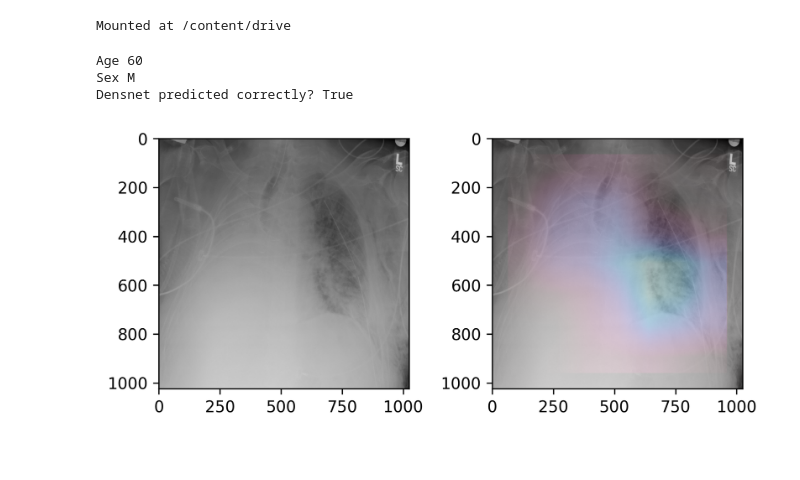
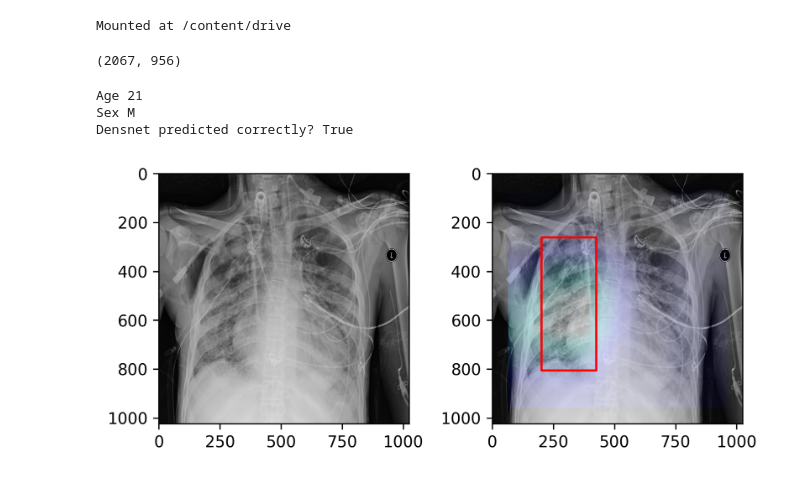
Before and after one commit to Tstrebe2/umich-mads-capstone-project, a Jupyter notebook: tim-grad-cam.ipynb, the cells around one changed output. Saved outputs shown, nothing was run; the diff lists cells and outputs as text; code cells hidden in the pictures.

```diff
--- a/tim-grad-cam.ipynb
+++ b/tim-grad-cam.ipynb
@@ -34,11 +34,15 @@ import cv2
 model_package = torch.load('/content/drive/MyDrive/capstone/models/tim-densenet-121-ft', map_location='cpu')
 annotations_file = '/content/drive/MyDrive/capstone/assets/stage_2_train_labels.csv.zip'
 
-test_ix = model_package['train_ix']
+test_ix = model_package['test_ix']
 model_state_dict = model_package['model_state_dict']
 optimizer_state_dict = model_package['optimizer_state_dict']
 
 label_df = pd.read_csv(annotations_file).iloc[test_ix]
+neg_class_count, pos_class_count = label_df.Target.value_counts()
+neg_class_count, pos_class_count
+# %% [output]
+(2067, 956)
 # %%
 class CustomImageDataset(Dataset):
   def __init__(self, img_dir, transform=None):
@@ -144,36 +148,46 @@ def show_gradcam(model, patient, target):
   heatmap = np.maximum(heatmap, 0)
   # normalize the heatmap
   heatmap /= torch.max(heatmap)
 
   img_path = ''.join([image_dir, '/', patient.patientId, '.dcm'])
 
   image = dicom.dcmread(img_path)
 
   print('Age', image.PatientAge)
   print('Sex', image.PatientSex)
   print('Densnet predicted correctly?', y_hat == target)
 
   heatmap_x = cv2.resize(heatmap.numpy(), (224, 224))
   heatmap_x = np.pad(heatmap_x, 16)
   heatmap_x = cv2.resize(heatmap_x, (image.pixel_array.shape[1], image.pixel_array.shape[0]))
   heatmap_x = np.uint8(255 * heatmap_x)
-  heatmap_x = cv2.applyColorMap(heatmap_x, cv2.COLORMAP_INFERNO)
+  heatmap_x = cv2.applyColorMap(heatmap_x, cv2.COLORMAP_HOT)
 
-  image = cv2.cvtColor(image.pixel_array,cv2.COLOR_GRAY2RGB)
-  img_x = cv2.addWeighted(image, 1.0, heatmap_x, .2, 1.0)
+  image = cv2.cvtColor(image.pixel_array, cv2.COLOR_GRAY2RGB)
+  img_x = cv2.addWeighted(image, 1.0, heatmap_x, .15, 1.0)
+  # Draw bounding box
+  if target == 1:
+    x, y, w, h = np.int64(patient[1:-1].values)
+    img_x = cv2.rectangle(img_x, (x, y), (x+w, y+h), (255, 0, 0), 7)
 
   fig, (ax1, ax2) = plt.subplots(ncols=2, dpi=300)
   ax1.imshow(image)
   ax2.imshow(img_x)
   fig.tight_layout()
   plt.show()
 
 target = 1
-patient = label_df[label_df.Target==target].iloc[79]
+
+if target == 0:
+  patient_ix = np.random.randint(0, neg_class_count)
+elif target == 1:
+  patient_ix = np.random.randint(0, pos_class_count)
+
+patient = label_df[label_df.Target==target].iloc[patient_ix]
 
 show_gradcam(model, patient, target)
 # %% [output]
-Age 60
+Age 21
 Sex M
 Densnet predicted correctly? True
-[figure, old version]
+[figure, new version]
```
Also changed, not shown: parts of 1 cell of this notebook.
